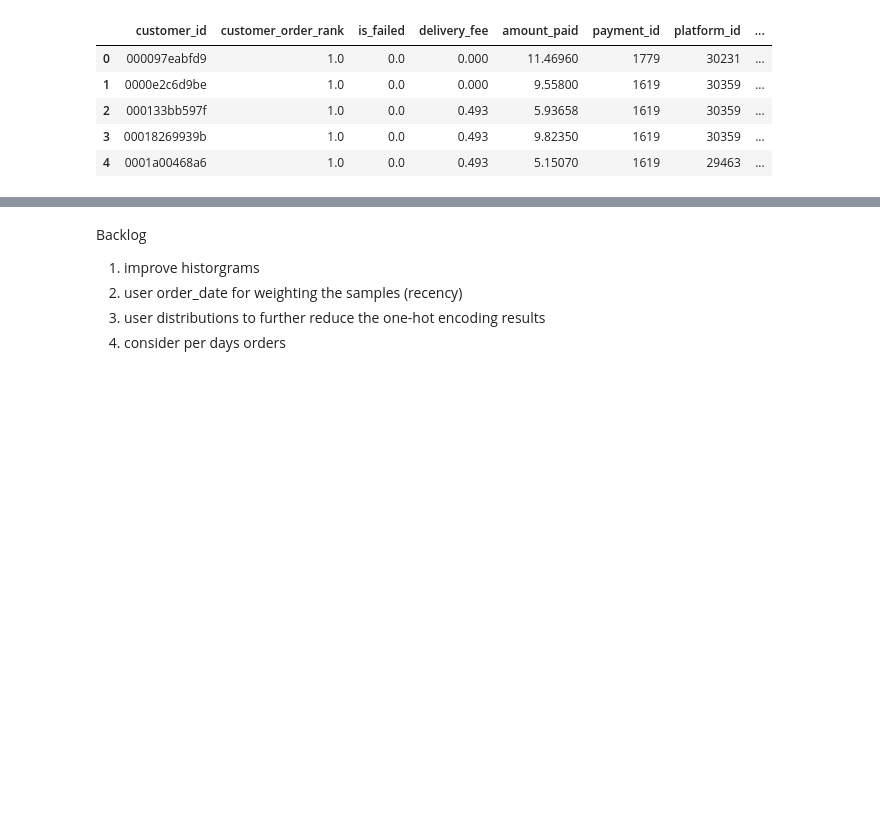
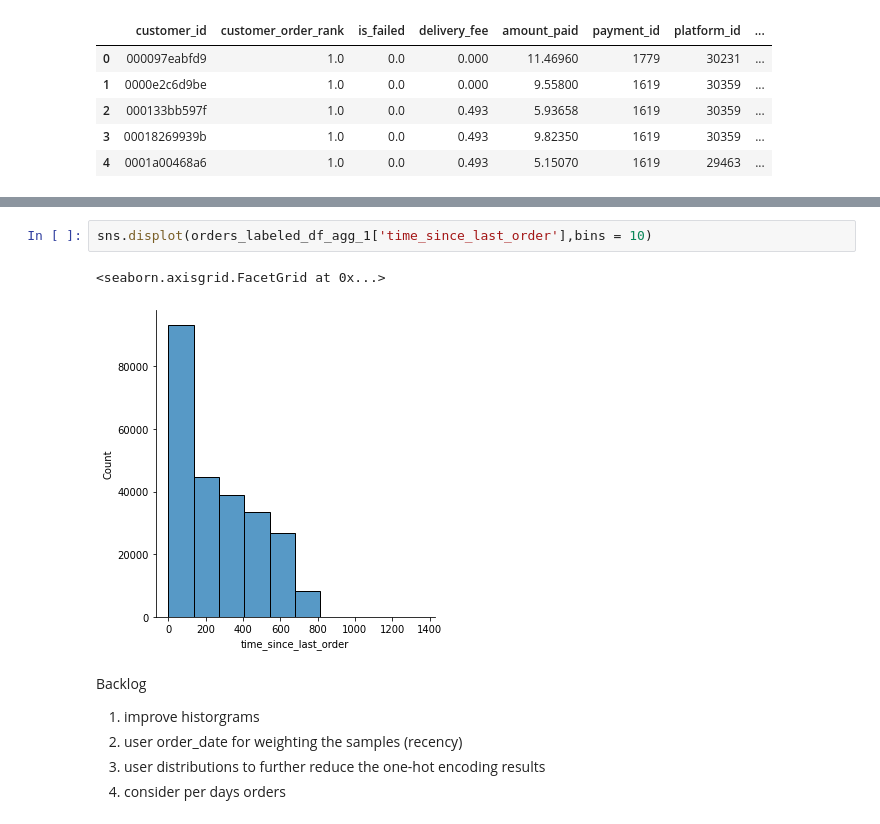
Before and after one commit to mbaddar1/task012021, a Jupyter notebook: nb/Churn-Prediction.ipynb, the cells around one changed output, grey strips where cells are left out. Saved outputs shown, nothing was run; the diff lists cells and outputs as text; blank space fills up the shorter version.

```diff
--- a/nb/Churn-Prediction.ipynb
+++ b/nb/Churn-Prediction.ipynb
@@ -249,3 +237,8 @@ orders_labeled_df_agg_1.sort_values(by='customer_order_rank',ascending=False).he
+# %%
+sns.displot(orders_labeled_df_agg_1['time_since_last_order'],bins = 10)
+# %% [output]
+<seaborn.axisgrid.FacetGrid at 0x...>
+[figure, added]
 # %% [markdown]
 Backlog
 1. improve historgrams
```
Also changed, not shown: parts of 9 cells of this notebook.
